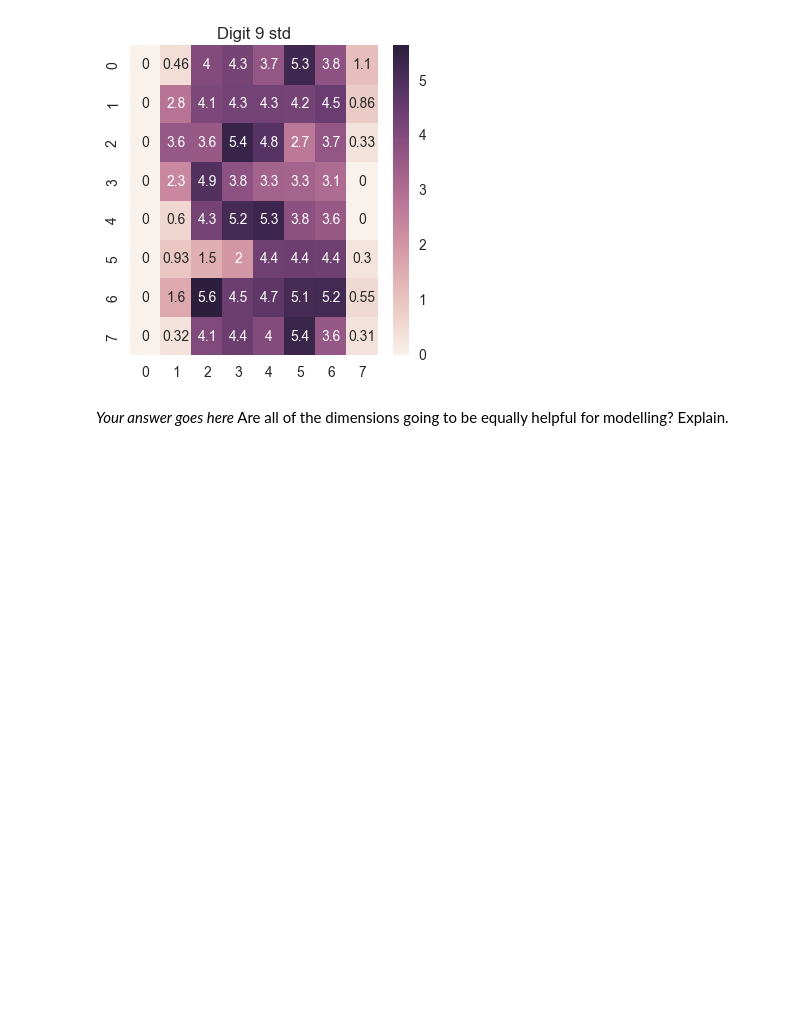
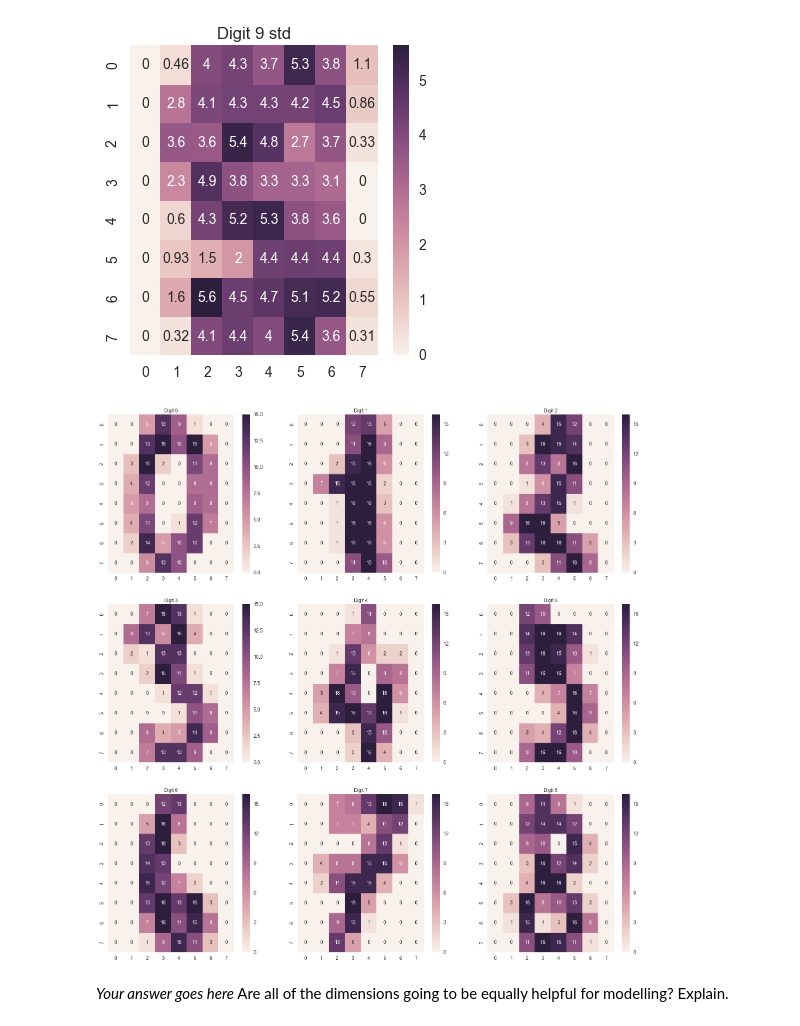
Before and after one commit to richardharmadi/iaml, a Jupyter notebook: 09_Assignment_4.ipynb, the cells around one changed output. Saved outputs shown, nothing was run; the diff lists cells and outputs as text; code cells hidden in the pictures; blank space fills up the shorter version.

```diff
--- a/09_Assignment_4.ipynb
+++ b/09_Assignment_4.ipynb
@@ -616,3 +614,18 @@ Use sns.heatmap() to plot the first 9 digits in the dataset
+# %%
+# Use sns.heatmap() to plot the first 9 digits in the dataset
+
+# First 9 digits in the dataset
+firstnine = data.head(9)
+
+fig, axs = plt.subplots(nrows=3, ncols=3,figsize=(20, 20))
+
+axs = axs.ravel() #axs reshape to 1D array
+for i in range(len(axs)): #axs reshape to 1D array
+    axs[i].set_title('Digit '+str(i),fontsize=10)
+    plotdigit = firstnine.ix[i]
+    axs[i] = sns.heatmap(plotdigit.values.reshape(8,8),annot=True,ax=axs[i])
+# %% [output]
+[figure, added]
 # %% [markdown]
 *Your answer goes here*
 Are all of the dimensions going to be equally helpful for modelling? Explain.
```
Also changed, not shown: parts of 8 cells of this notebook.
